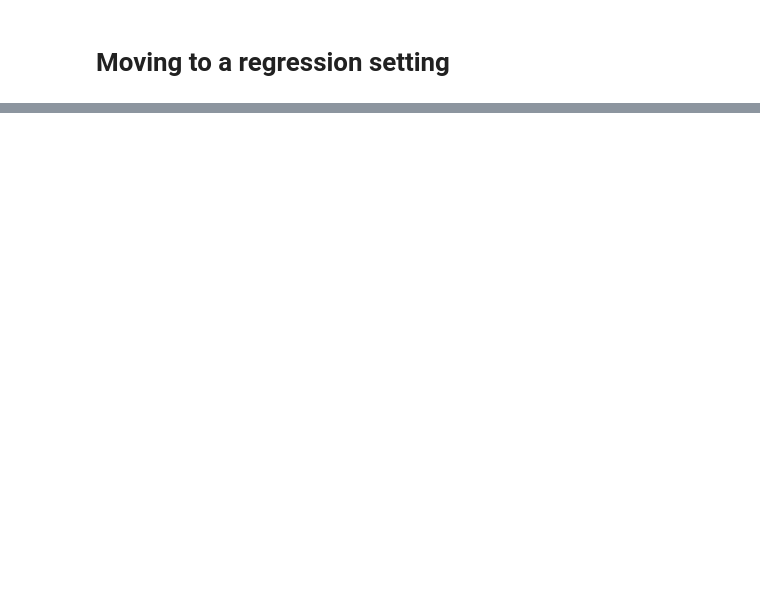
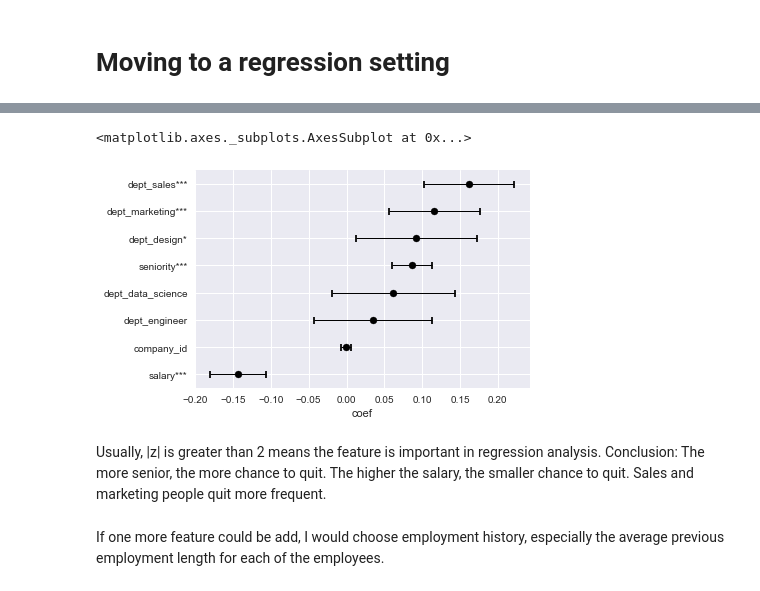
Before and after one commit to mizhazha/insight_data_challenge, a Jupyter notebook: challege1/EDA.ipynb, the cells around one changed output, grey strips where cells are left out. Saved outputs shown, nothing was run; the diff lists cells and outputs as text; code cells hidden in the pictures; blank space fills up the shorter version.

Commit message:
add survival analysis

```diff
--- a/challege1/EDA.ipynb
+++ b/challege1/EDA.ipynb
@@ -191,0 +197,12 @@ If I can add just one variable, I would add the employee's performance evaluatio
+# %%
+# pre-processing data: get-dummy variables, standarize the data
+# standarization is not essential. But here we focus on the importance of the feature rather
+# than the actual coefficient, standarization will help the algorithm to stablize and converge
+# faster.
+survival_data = employee_retention.drop(['employee_id', 'join_date', 'quit_date'],\
+                                       axis = 1)
+survival_data = pd.get_dummies(survival_data, drop_first=True)
+
+scaler = StandardScaler()
+survival_data[['seniority', 'salary']] = scaler.fit_transform(survival_data\
+                                                              [['seniority', 'salary']])
@@ -191,0 +215,4 @@ If I can add just one variable, I would add the employee's performance evaluatio
+# %%
+cph = CoxPHFitter()
+cph.fit(survival_data, duration_col='length_of_stay', event_col='left')
+cph.print_summary()  # access the results using cph.summary
@@ -191,0 +235,13 @@ If I can add just one variable, I would add the employee's performance evaluatio
+# %%
+cph.plot()
+# %% [output]
+<matplotlib.axes._subplots.AxesSubplot at 0x...>
+[figure, added]
+# %% [markdown]
+Usually, |z| is greater than 2 means the feature is important in regression analysis.
+Conclusion:
+The more senior, the more chance to quit.
+The higher the salary, the smaller chance to quit.
+Sales and marketing people quit more frequent.
+# %% [markdown]
+If one more feature could be add, I would choose employment history, especially the average previous employment length for each of the employees.
```
Also changed, not shown: parts of 16 cells of this notebook.
